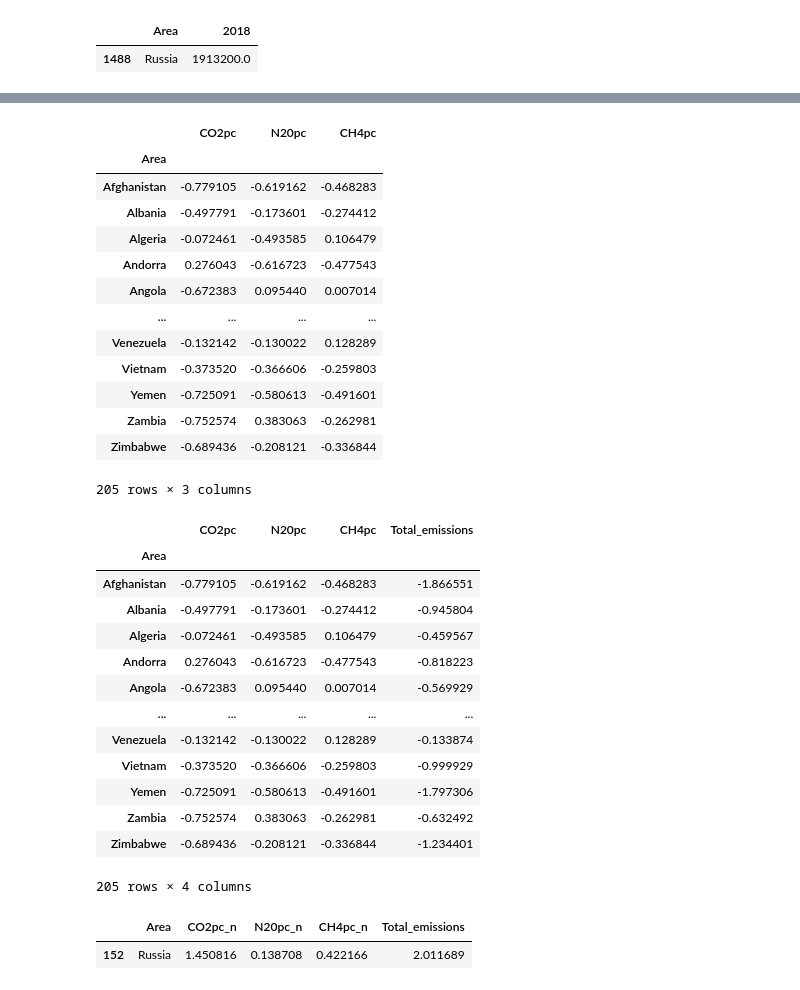
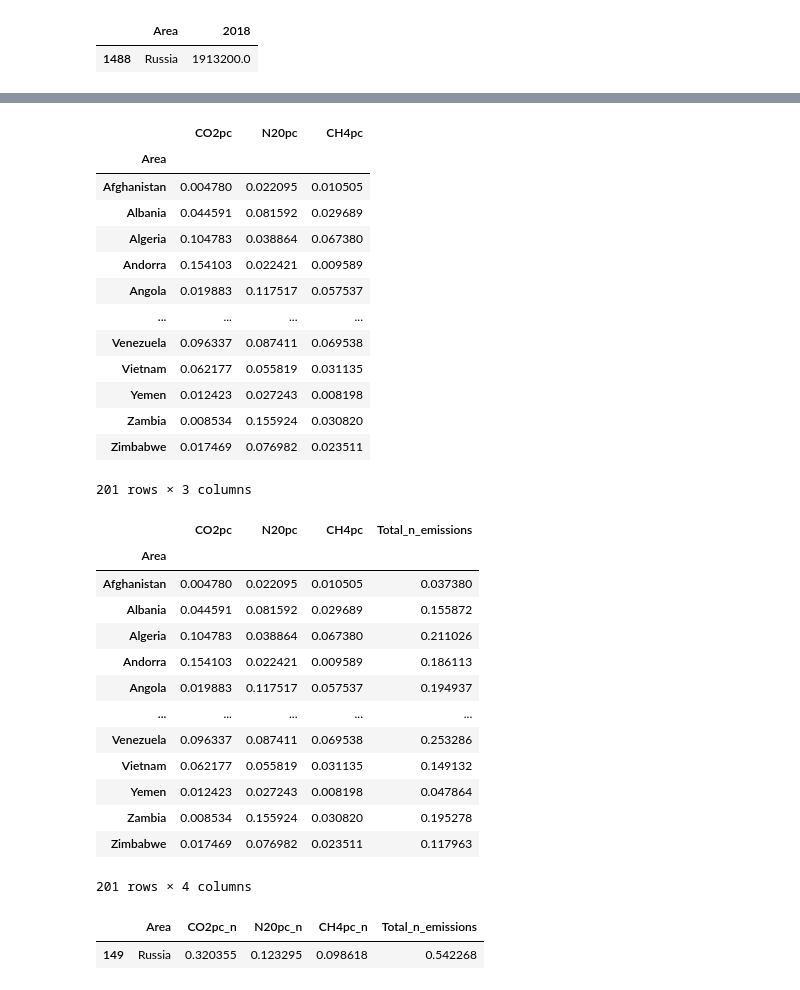
Before and after one commit to AdriPerse/climate-change, a Jupyter notebook: notebooks/Adri3.ipynb, the cells around one changed output, grey strips where cells are left out. Drawn from its saved outputs; the diff is of its cells as text; code cells hidden in the pictures.

```diff
--- a/notebooks/Adri3.ipynb
+++ b/notebooks/Adri3.ipynb
@@ -351,49 +360,54 @@ EMpc_df.loc[EMpc_df['Area']=="Russia"]
 # %%
 EMpc_df = EMpc_df.set_index("Area")
+# %%
+norm_EMpc_df = EMpc_df.copy()
+# %%
+c = ['CO2pc','N20pc','CH4pc']
+for i in c:
+    norm_EMpc_df[i] = MinMaxScaler().fit_transform(np.array(norm_EMpc_df[i]).reshape(-1,1))
 # %%
-norm_EMpc_df=(EMpc_df-EMpc_df.mean())/EMpc_df.std()
 norm_EMpc_df
 # %% [output]
 |  | CO2pc | N20pc | CH4pc |
 | Area |  |  |  |
-| Afghanistan | -0.779105 | -0.619162 | -0.468283 |
-| Albania | -0.497791 | -0.173601 | -0.274412 |
-| Algeria | -0.072461 | -0.493585 | 0.106479 |
-| Andorra | 0.276043 | -0.616723 | -0.477543 |
-| Angola | -0.672383 | 0.095440 | 0.007014 |
+| Afghanistan | 0.004780 | 0.022095 | 0.010505 |
+| Albania | 0.044591 | 0.081592 | 0.029689 |
+| Algeria | 0.104783 | 0.038864 | 0.067380 |
+| Andorra | 0.154103 | 0.022421 | 0.009589 |
+| Angola | 0.019883 | 0.117517 | 0.057537 |
 | ... | ... | ... | ... |
-| Venezuela | -0.132142 | -0.130022 | 0.128289 |
-| Vietnam | -0.373520 | -0.366606 | -0.259803 |
-| Yemen | -0.725091 | -0.580613 | -0.491601 |
-| Zambia | -0.752574 | 0.383063 | -0.262981 |
-| Zimbabwe | -0.689436 | -0.208121 | -0.336844 |
+| Venezuela | 0.096337 | 0.087411 | 0.069538 |
+| Vietnam | 0.062177 | 0.055819 | 0.031135 |
+| Yemen | 0.012423 | 0.027243 | 0.008198 |
+| Zambia | 0.008534 | 0.155924 | 0.030820 |
+| Zimbabwe | 0.017469 | 0.076982 | 0.023511 |
-205 rows × 3 columns
+201 rows × 3 columns
 # %%
-norm_EMpc_df['Total_emissions'] = norm_EMpc_df["CO2pc"] + norm_EMpc_df["N20pc"] + norm_EMpc_df["CH4pc"]
+norm_EMpc_df['Total_n_emissions'] = norm_EMpc_df["CO2pc"] + norm_EMpc_df["N20pc"] + norm_EMpc_df["CH4pc"]
 norm_EMpc_df
 # %% [output]
-|  | CO2pc | N20pc | CH4pc | Total_emissions |
+|  | CO2pc | N20pc | CH4pc | Total_n_emissions |
 | Area |  |  |  |  |
-| Afghanistan | -0.779105 | -0.619162 | -0.468283 | -1.866551 |
-| Albania | -0.497791 | -0.173601 | -0.274412 | -0.945804 |
-| Algeria | -0.072461 | -0.493585 | 0.106479 | -0.459567 |
-| Andorra | 0.276043 | -0.616723 | -0.477543 | -0.818223 |
-| Angola | -0.672383 | 0.095440 | 0.007014 | -0.569929 |
+| Afghanistan | 0.004780 | 0.022095 | 0.010505 | 0.037380 |
+| Albania | 0.044591 | 0.081592 | 0.029689 | 0.155872 |
+| Algeria | 0.104783 | 0.038864 | 0.067380 | 0.211026 |
+| Andorra | 0.154103 | 0.022421 | 0.009589 | 0.186113 |
+| Angola | 0.019883 | 0.117517 | 0.057537 | 0.194937 |
 | ... | ... | ... | ... | ... |
-| Venezuela | -0.132142 | -0.130022 | 0.128289 | -0.133874 |
-| Vietnam | -0.373520 | -0.366606 | -0.259803 | -0.999929 |
-| Yemen | -0.725091 | -0.580613 | -0.491601 | -1.797306 |
-| Zambia | -0.752574 | 0.383063 | -0.262981 | -0.632492 |
-| Zimbabwe | -0.689436 | -0.208121 | -0.336844 | -1.234401 |
+| Venezuela | 0.096337 | 0.087411 | 0.069538 | 0.253286 |
+| Vietnam | 0.062177 | 0.055819 | 0.031135 | 0.149132 |
+| Yemen | 0.012423 | 0.027243 | 0.008198 | 0.047864 |
+| Zambia | 0.008534 | 0.155924 | 0.030820 | 0.195278 |
+| Zimbabwe | 0.017469 | 0.076982 | 0.023511 | 0.117963 |
-205 rows × 4 columns
+201 rows × 4 columns
 # %%
 norm_EMpc_df = norm_EMpc_df.rename({"CO2pc":"CO2pc_n","N20pc":"N20pc_n","CH4pc":"CH4pc_n"}, axis=1)
 norm_EMpc_df = norm_EMpc_df.reset_index()
 # %%
 norm_EMpc_df.loc[norm_EMpc_df['Area']=="Russia"]
 # %% [output]
-|  | Area | CO2pc_n | N20pc_n | CH4pc_n | Total_emissions |
-| 152 | Russia | 1.450816 | 0.138708 | 0.422166 | 2.011689 |
+|  | Area | CO2pc_n | N20pc_n | CH4pc_n | Total_n_emissions |
+| 149 | Russia | 0.320355 | 0.123295 | 0.098618 | 0.542268 |
 # %%
 norm_EMpc_df.to_csv("../data/Norm_EMpc_DF.csv")
 # %%
```
Also changed, not shown: parts of 19 cells of this notebook, 7 other files.
